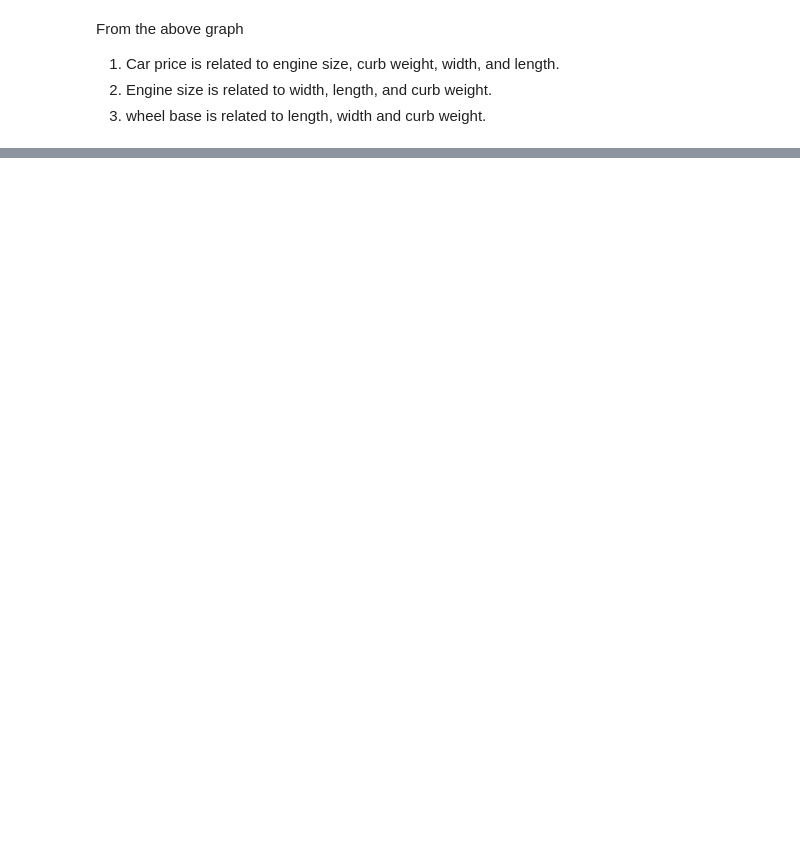
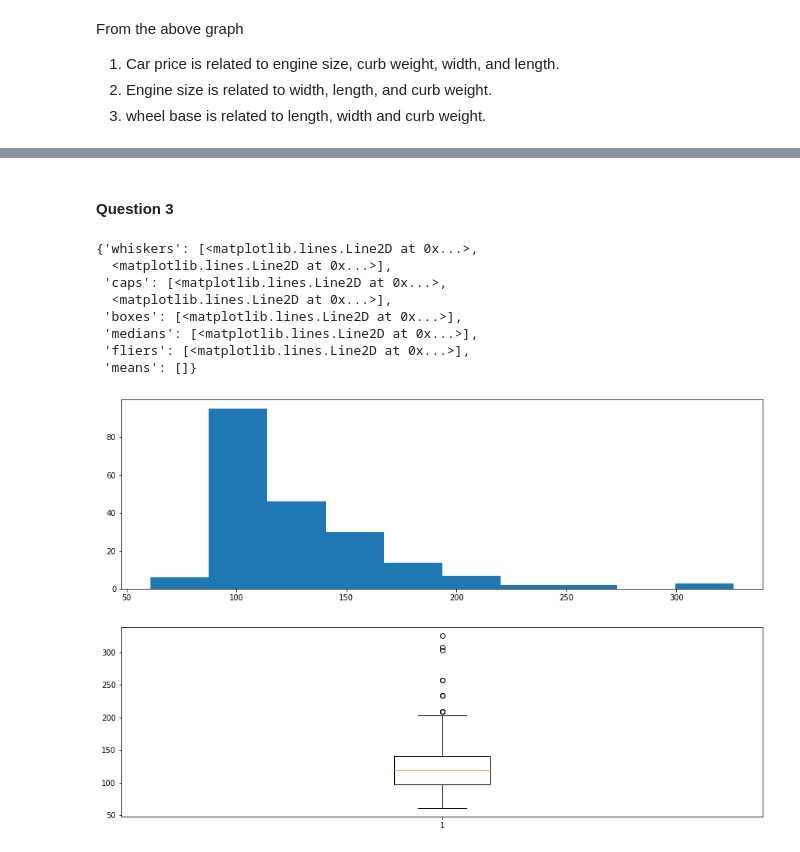
Before and after one commit to zcolley/cs381-MatthewFried, a Jupyter notebook: quiz/Y_Zhu_project3_assn_.ipynb, the cells around one changed output, grey strips where cells are left out. Saved outputs shown, nothing was run; the diff lists cells and outputs as text; code cells hidden in the pictures; blank space fills up the shorter version.

```diff
--- a/quiz/Y_Zhu_project3_assn_.ipynb
+++ b/quiz/Y_Zhu_project3_assn_.ipynb
@@ -39,7 +39,24 @@ I have a data frame with 205 rows and 26 variables:
 import pandas as pd
 import numpy as np
 import matplotlib.pyplot as plt
-
+from sklearn.decomposition import PCA
+from sklearn.svm import SVC
+from sklearn.metrics import accuracy_score,confusion_matrix,classification_report,roc_auc_score
+from scipy.stats import zscore
+from sklearn.model_selection import train_test_split
+from sklearn.preprocessing import LabelEncoder,OneHotEncoder
+from sklearn.compose import ColumnTransformer
+from sklearn.experimental import enable_iterative_imputer
+from sklearn.impute import IterativeImputer
+from sklearn.impute import SimpleImputer
+from sklearn.model_selection import train_test_split
+from sklearn.linear_model import BayesianRidge
+from sklearn.tree import DecisionTreeRegressor
+from sklearn.ensemble import ExtraTreesRegressor
+from sklearn.neighbors import KNeighborsRegressor
+from sklearn.preprocessing import StandardScaler
+from sklearn import (model_selection,preprocessing)
+from sklearn.dummy import DummyRegressor
 import seaborn as sns
 pd.set_option('display.max_columns', None)
 pd.set_option('display.max_rows', None)
@@ -47,7 +64,7 @@ headers = ['symboling', 'normalized-losses', 'make', 'fuel-type',
            'aspiration', 'num-of-door', 'body-style', 'drive-wheels', 'engine-location', 'wheel-base', 'length', 'width', 'height', 'curb-weight', 'engine-type', 'num-of-cylinders', 'engine-size','fuel-system', 'bore', 'stroke','compression-ratio', 'horsepower', 'peak-rpm', 'city-mpg', 'highway-mpg', 'price']
 df = pd.read_csv('https://raw.githubusercontent.com/zcolley/cs381-MatthewFried/main/quiz/imports-85.data',
                  names=headers)
-
+q3 = df.copy()
 print(df.shape)
 df.head(10)
 # %% [output]
@@ -316,0 +430,20 @@ There are some missing values, but it is ok. No big outliers, and reasonable dat
+# %% [markdown]
+#### Question 3
+# %%
+# graph of original data of engine size
+df_q3 = q3.copy()
+plt.figure(figsize=(15,10))
+plt.subplot(2,1,1)
+plt.hist(df_q3['engine-size'])
+plt.subplot(2,1,2)
+plt.boxplot(df_q3['engine-size'])
+# %% [output]
+{'whiskers': [<matplotlib.lines.Line2D at 0x...>,
+  <matplotlib.lines.Line2D at 0x...>],
+ 'caps': [<matplotlib.lines.Line2D at 0x...>,
+  <matplotlib.lines.Line2D at 0x...>],
+ 'boxes': [<matplotlib.lines.Line2D at 0x...>],
+ 'medians': [<matplotlib.lines.Line2D at 0x...>],
+ 'fliers': [<matplotlib.lines.Line2D at 0x...>],
+ 'means': []}
+[figure, added]
```
Also changed, not shown: parts of 22 cells of this notebook, 1 other file.
